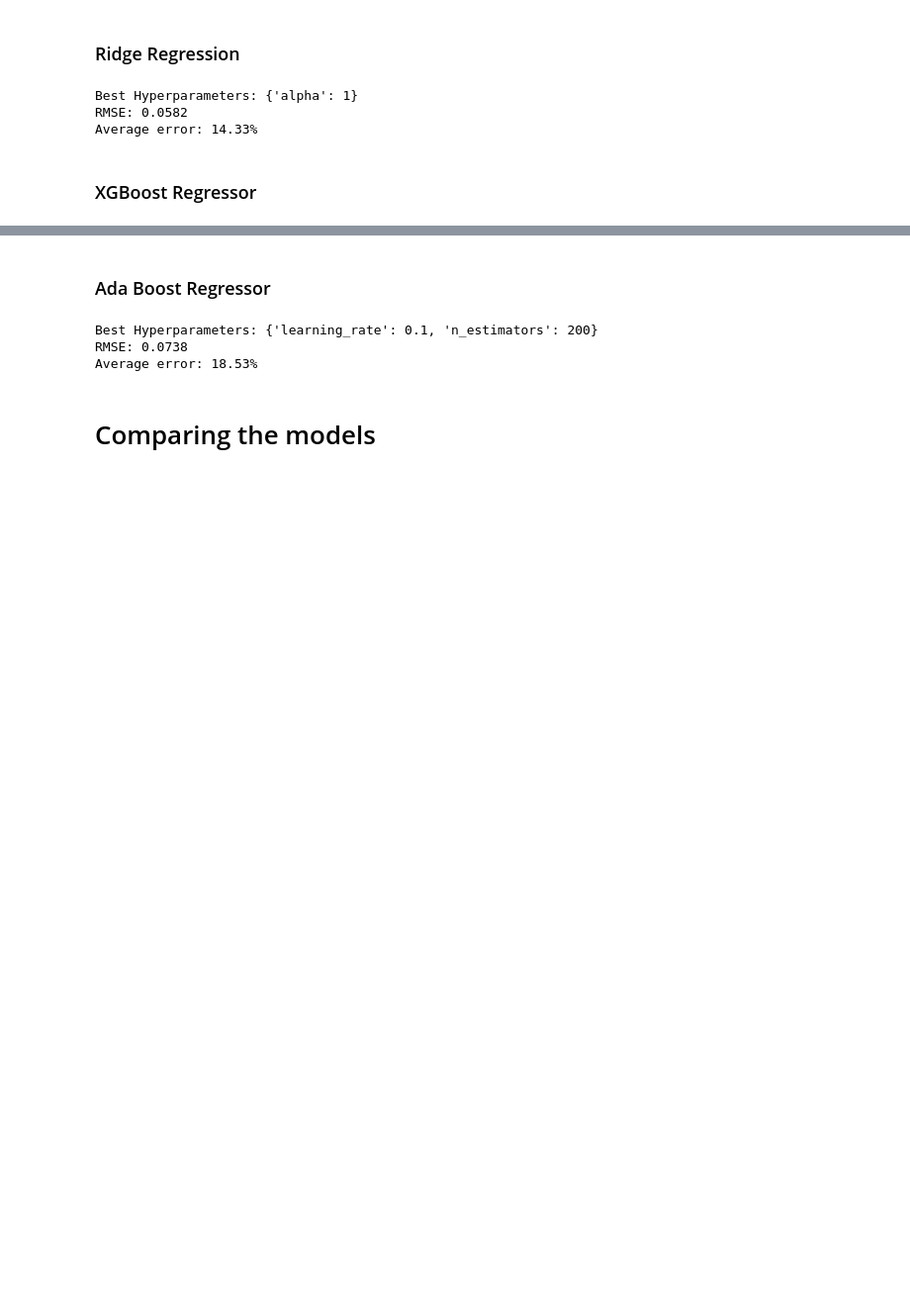
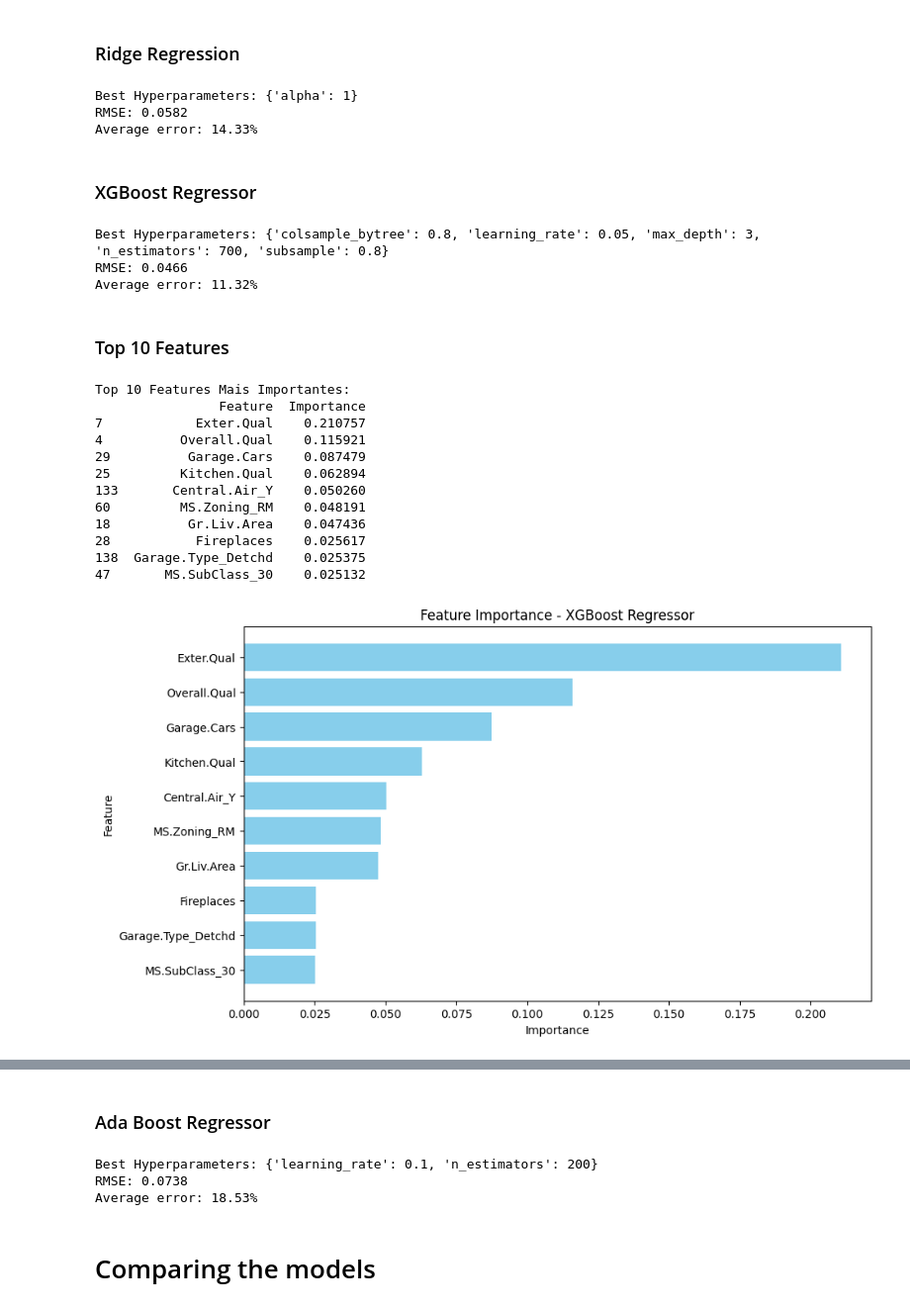
Before and after one commit to leosfreitas/projeto-ames, a Jupyter notebook: ames.ipynb, the cells around one changed output, grey strips where cells are left out. Shown at 99% size. Drawn from its saved outputs; the diff is of its cells as text; code cells hidden in the pictures; blank space fills up the shorter version.

```diff
--- a/ames.ipynb
+++ b/ames.ipynb
@@ -196,11 +223,11 @@ from xgboost import XGBRegressor
 xgb_model = XGBRegressor(random_state=42)
 
 param_grid = {
-    'n_estimators': [100, 200, 300],
-    'max_depth': [10, 20],
-    'learning_rate': [0.01, 0.1, 0.3],
-    'subsample': [0.5, 0.7, 1.0],
-    'colsample_bytree': [0.5, 0.7, 1.0],
+    'n_estimators': [500, 600, 700],   # Number of boosting rounds
+    'max_depth': [3, 5, 7],            # Maximum depth of the trees
+    'learning_rate': [0.05, 0.1, 0.2], # Step size shrinkage
+    'subsample': [0.8, 1.0],           # Fraction of samples used for training each tree
+    'colsample_bytree': [0.8, 1.0]     # Fraction of features used for training each tree
 }
 
 grid_search = GridSearchCV(
@@ -219,3 +246,52 @@ y_pred = best_xgb_model.predict(Xtest)
 
 print(f"Best Hyperparameters: {grid_search.best_params_}")
 print_errors(ytest, y_pred)
+
+# Adds the model to the list of models
+list_models.append('XGBoost Regressor')
+rmse = np.sqrt(mean_squared_error(ytest, y_pred))
+list_rmse.append(rmse)
+list_averror.append(100 * (10 ** rmse -1))
+# %% [output]
+Best Hyperparameters: {'colsample_bytree': 0.8, 'learning_rate': 0.05, 'max_depth': 3, 'n_estimators': 700, 'subsample': 0.8}
+RMSE: 0.0466
+Average error: 11.32%
+# %% [markdown]
+### Top 10 Features
+# %%
+import pandas as pd
+import matplotlib.pyplot as plt
+
+# Feature importance
+feature_importances = best_xgb_model.feature_importances_
+
+# Creates a DataFrame with the feature importance
+importance_df = pd.DataFrame({
+    'Feature': Xtrain.columns,
+    'Importance': feature_importances
+}).sort_values(by='Importance', ascending=False)
+
+importance_df = importance_df.head(10)
+
+# Plot important features
+plt.figure(figsize=(10, 6))
+plt.barh(importance_df['Feature'], importance_df['Importance'], color='skyblue')
+plt.gca().invert_yaxis()  # Inverts the y-axis to show the most important feature on top
+plt.title('Feature Importance - XGBoost Regressor')
+plt.xlabel('Importance')
+plt.ylabel('Feature')
+plt.show()
+# %% [output]
+Top 10 Features Mais Importantes:
+                Feature  Importance
+7            Exter.Qual    0.210757
+4          Overall.Qual    0.115921
+29          Garage.Cars    0.087479
+25         Kitchen.Qual    0.062894
+133       Central.Air_Y    0.050260
+60         MS.Zoning_RM    0.048191
+18          Gr.Liv.Area    0.047436
+28           Fireplaces    0.025617
+138  Garage.Type_Detchd    0.025375
+47       MS.SubClass_30    0.025132
+[figure, added]
```
Also changed, not shown: parts of 14 cells of this notebook, 1 other file.
